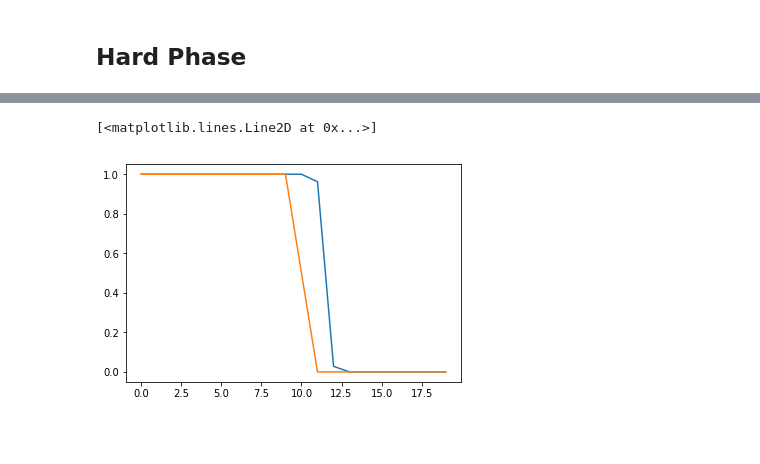
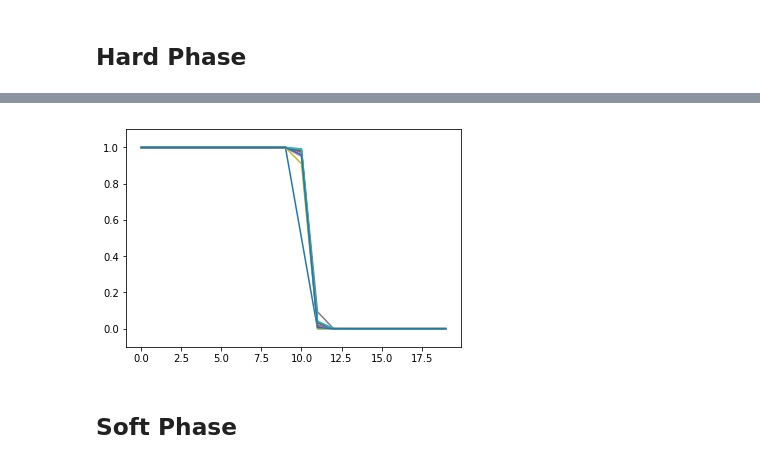
Before and after one commit to bmontambault/Active-Learning, a Jupyter notebook: individual_differences/Phase UCB Tests.ipynb, the cells around one changed output, grey strips where cells are left out. Saved outputs shown, nothing was run; the diff lists cells and outputs as text; code cells hidden in the pictures; blank space fills up the shorter version.

```diff
--- a/individual_differences/Phase UCB Tests.ipynb
+++ b/individual_differences/Phase UCB Tests.ipynb
@@ -208,9 +203,9 @@ hp_mean = hp_params.mean()
-# %%
-plt.plot(1 - 1. / (1 + hp_mean['yscale']* np.exp(-hp_mean['steepness'] * (trials - hp_mean['x_midpoint']))))
-plt.plot(explore[3])
-# %% [output]
-[<matplotlib.lines.Line2D at 0x...>]
-[figure, removed]
+# %%
+plot_params(explore[3], hp_trace, 10)
+# %% [output]
+[figure, added]
+# %% [markdown]
+## Soft Phase
 # %%
 with pm.Model() as model:
     steepness = pm.Gamma('steepness', 1., 1., shape=1)
```
Also changed, not shown: parts of 22 cells of this notebook, 2 other files.
